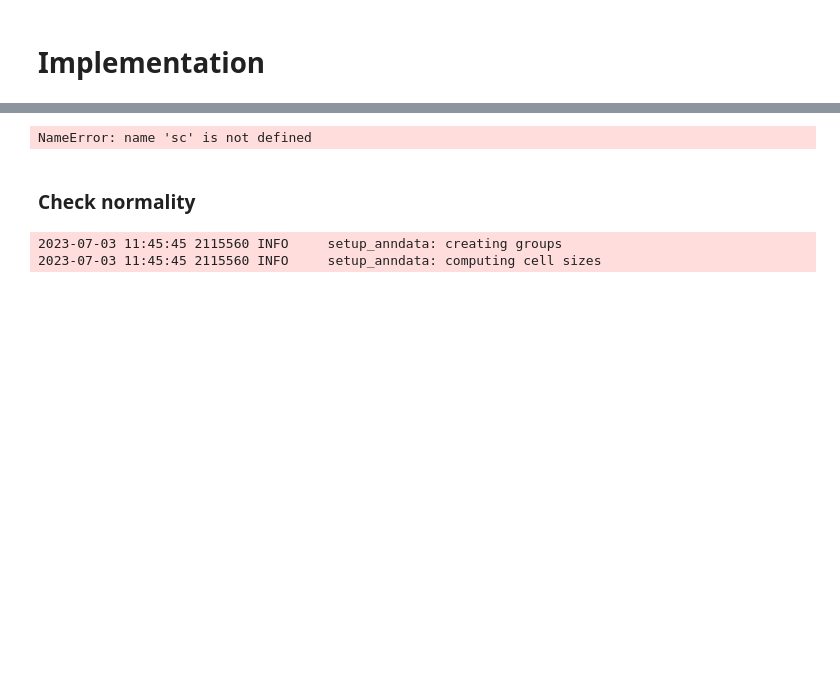
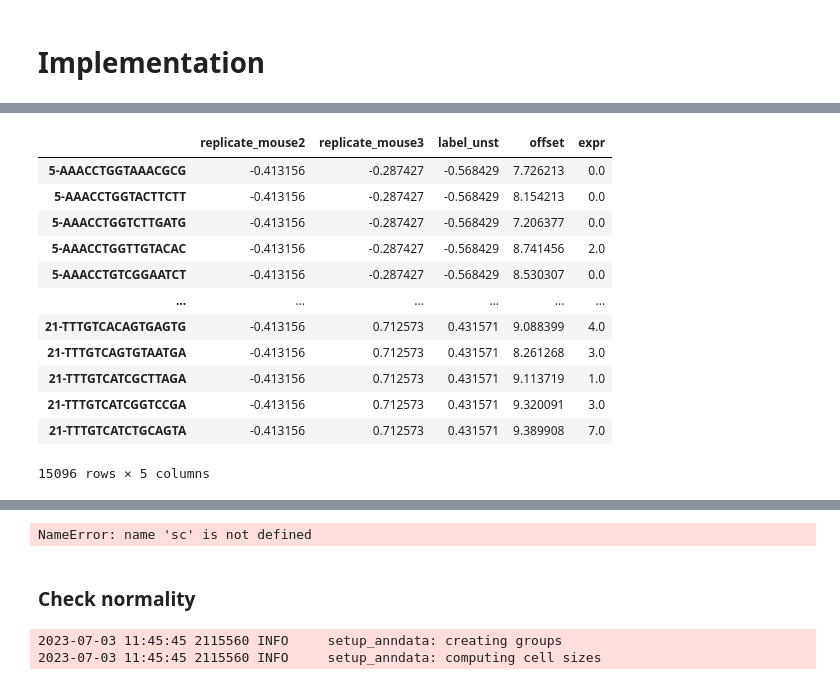
Before and after one commit to mincheoly/memento, a Jupyter notebook: examples/implementation.ipynb, the cells around one changed output, grey strips where cells are left out. Cells and saved outputs as stored; diff of their text form; code cells hidden in the pictures; blank space fills up the shorter version.

```diff
--- a/examples/implementation.ipynb
+++ b/examples/implementation.ipynb
@@ -33,0 +75,8 @@ data_path = '/data_volume/memento/'
+# %%
+gene = 'Taldo1'
+offset = np.log(adata.obs['nCount_RNA'].values)
+design = pd.get_dummies(adata.obs[['replicate', 'label']], drop_first=True).astype(int)
+design -= design.mean()
+data = design.copy()
+data['offset'] = offset
+data['expr'] = adata[:, gene].X.toarray().ravel()
@@ -33,0 +108,16 @@ data_path = '/data_volume/memento/'
+# %%
+data
+# %% [output]
+|  | replicate_mouse2 | replicate_mouse3 | label_unst | offset | expr |
+| 5-AAACCTGGTAAACGCG | -0.413156 | -0.287427 | -0.568429 | 7.726213 | 0.0 |
+| 5-AAACCTGGTACTTCTT | -0.413156 | -0.287427 | -0.568429 | 8.154213 | 0.0 |
+| 5-AAACCTGGTCTTGATG | -0.413156 | -0.287427 | -0.568429 | 7.206377 | 0.0 |
+| 5-AAACCTGGTTGTACAC | -0.413156 | -0.287427 | -0.568429 | 8.741456 | 2.0 |
+| 5-AAACCTGTCGGAATCT | -0.413156 | -0.287427 | -0.568429 | 8.530307 | 0.0 |
+| ... | ... | ... | ... | ... | ... |
+| 21-TTTGTCACAGTGAGTG | -0.413156 | 0.712573 | 0.431571 | 9.088399 | 4.0 |
+| 21-TTTGTCAGTGTAATGA | -0.413156 | 0.712573 | 0.431571 | 8.261268 | 3.0 |
+| 21-TTTGTCATCGCTTAGA | -0.413156 | 0.712573 | 0.431571 | 9.113719 | 1.0 |
+| 21-TTTGTCATCGGTCCGA | -0.413156 | 0.712573 | 0.431571 | 9.320091 | 3.0 |
+| 21-TTTGTCATCTGCAGTA | -0.413156 | 0.712573 | 0.431571 | 9.389908 | 7.0 |
+15096 rows × 5 columns
```
Also changed, not shown: parts of 19 cells of this notebook, 1 other file.
